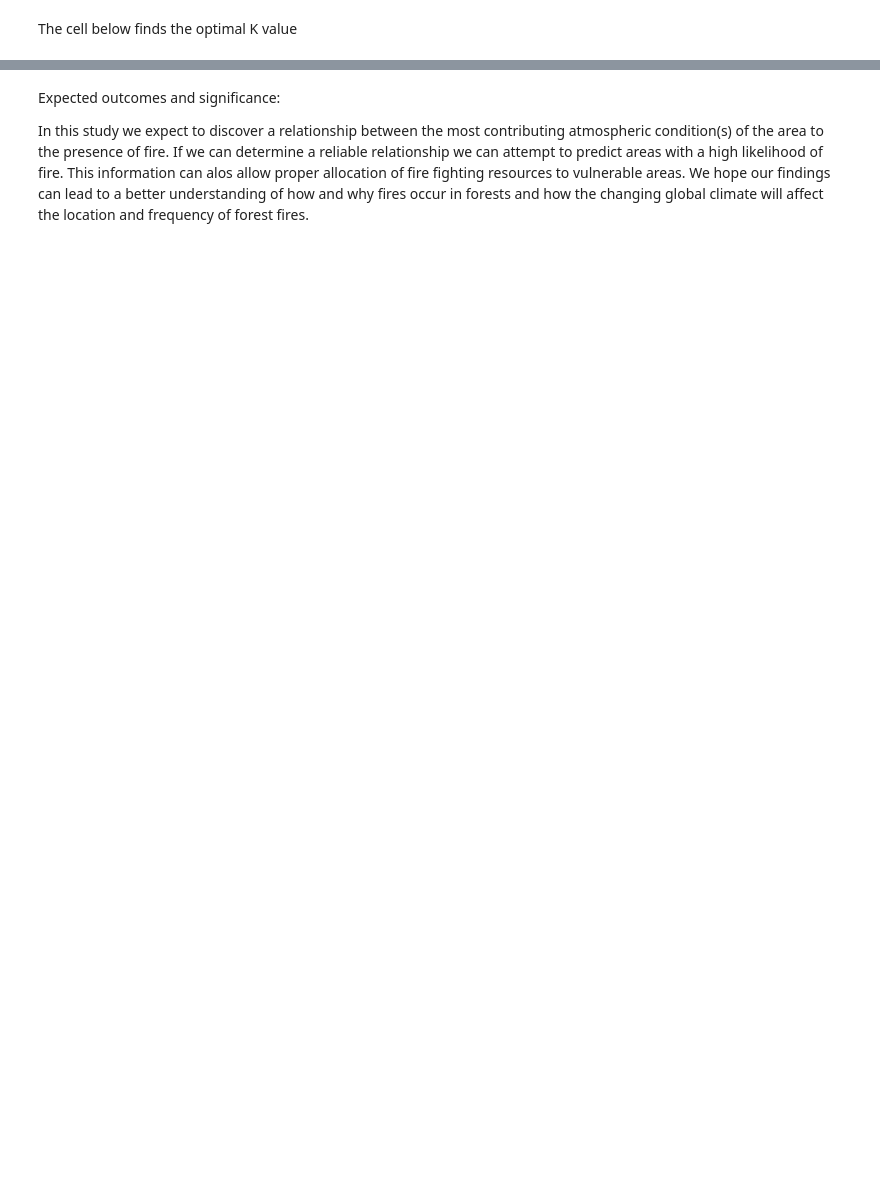
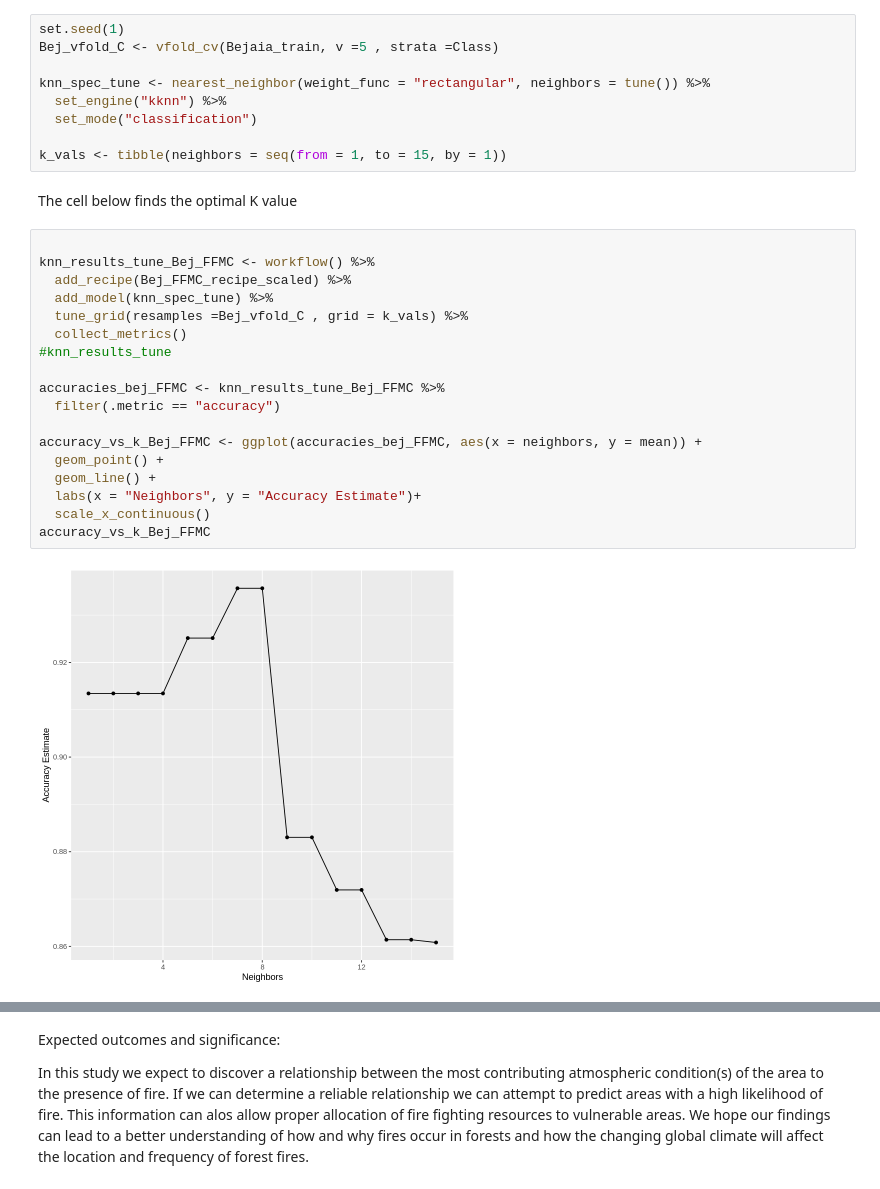
Before and after one commit to Bchau02/DSCI-100-Group-11-Project, a Jupyter notebook: Project.ipynb, the cells around one changed output, grey strips where cells are left out. Cells and saved outputs as stored; diff of their text form; blank space fills up the shorter version.

```diff
--- a/Project.ipynb
+++ b/Project.ipynb
@@ -467,2 +385,31 @@ Bej_FFMC_Fit_C <- workflow() %>%
+# %%
+set.seed(1)
+Bej_vfold_C <- vfold_cv(Bejaia_train, v =5 , strata =Class)
+
+knn_spec_tune <- nearest_neighbor(weight_func = "rectangular", neighbors = tune()) %>%
+  set_engine("kknn") %>%
+  set_mode("classification")
+
+k_vals <- tibble(neighbors = seq(from = 1, to = 15, by = 1))
 # %% [markdown]
 The cell below finds the optimal K value
+# %%
+
+knn_results_tune_Bej_FFMC <- workflow() %>%
+  add_recipe(Bej_FFMC_recipe_scaled) %>%
+  add_model(knn_spec_tune) %>%
+  tune_grid(resamples =Bej_vfold_C , grid = k_vals) %>%
+  collect_metrics()
+#knn_results_tune
+
+accuracies_bej_FFMC <- knn_results_tune_Bej_FFMC %>%
+  filter(.metric == "accuracy")
+
+accuracy_vs_k_Bej_FFMC <- ggplot(accuracies_bej_FFMC, aes(x = neighbors, y = mean)) +
+  geom_point() +
+  geom_line() +
+  labs(x = "Neighbors", y = "Accuracy Estimate")+
+  scale_x_continuous()
+accuracy_vs_k_Bej_FFMC
+# %% [output]
+[figure, added]
```
Also changed, not shown: parts of 49 cells of this notebook.
